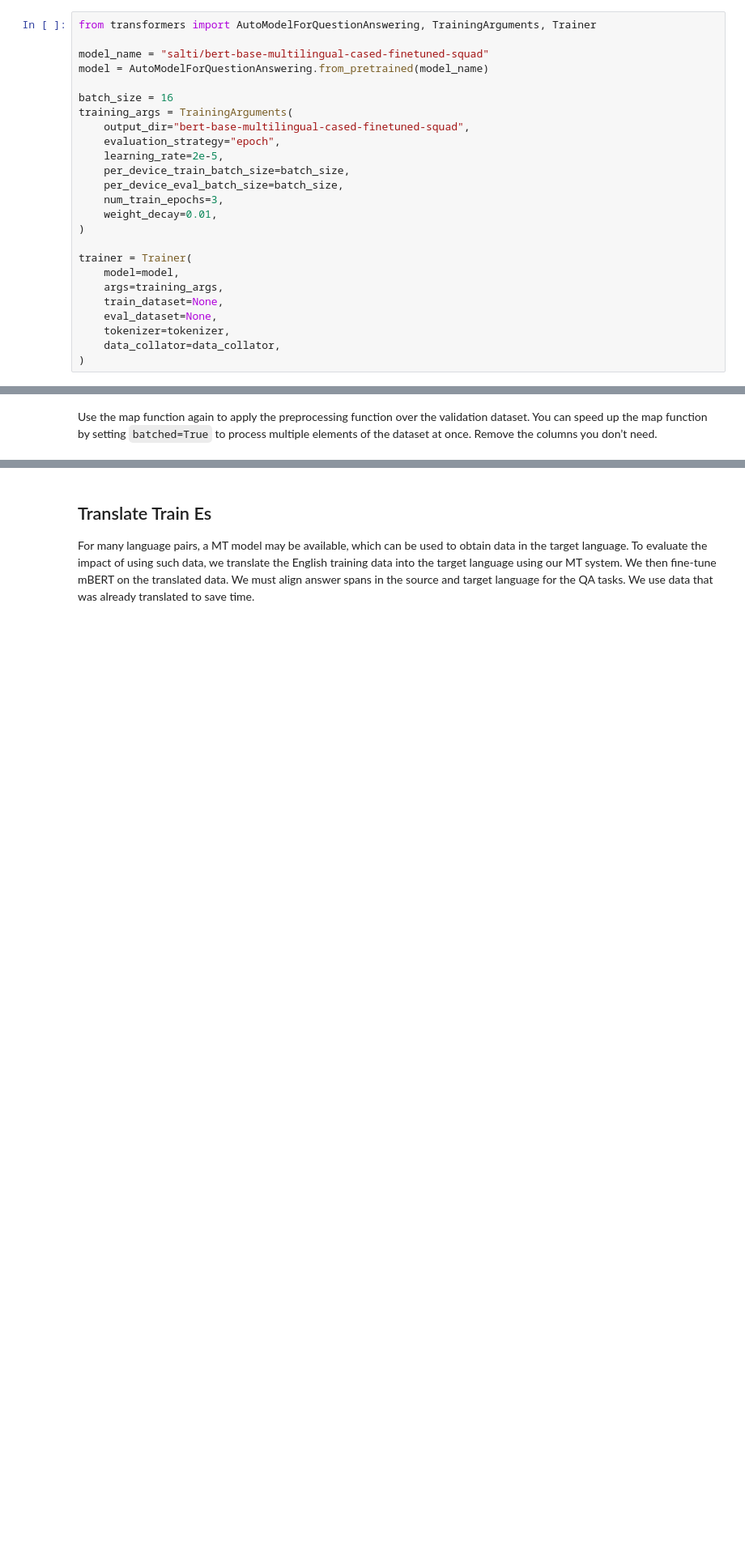
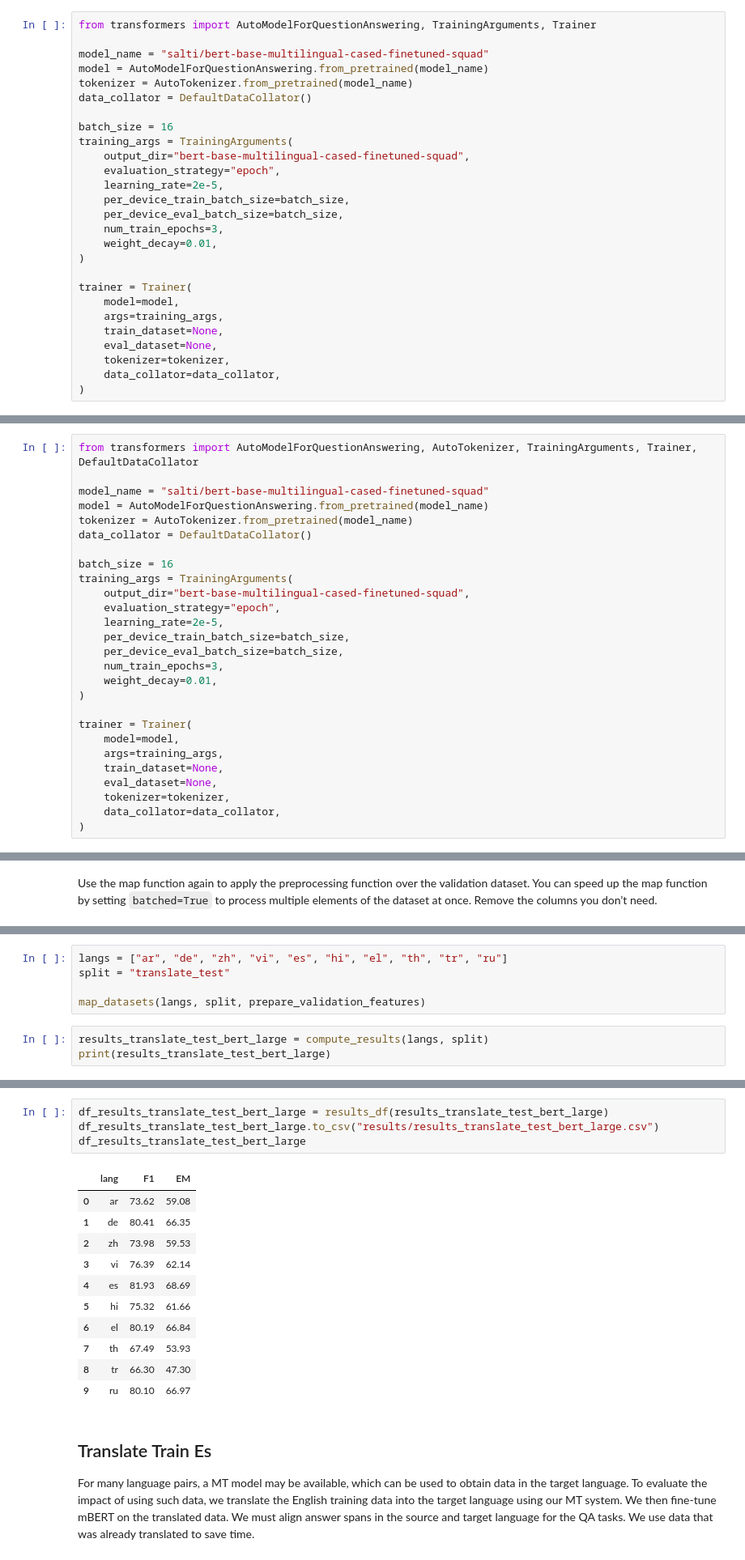
Before and after one commit to juletx/multilingual-question-answering, a Jupyter notebook: mBERT_XQuAD.ipynb, the cells around one changed output, grey strips where cells are left out. Shown at 81% size. Saved outputs shown, nothing was run; the diff lists cells and outputs as text; blank space fills up the shorter version.

Commit message:
change dataset creation and test more models

```diff
--- a/mBERT_XQuAD.ipynb
+++ b/mBERT_XQuAD.ipynb
@@ -395,6 +494,8 @@ from transformers import AutoModelForQuestionAnswering, TrainingArguments, Train
 
 model_name = "salti/bert-base-multilingual-cased-finetuned-squad"
 model = AutoModelForQuestionAnswering.from_pretrained(model_name)
+tokenizer = AutoTokenizer.from_pretrained(model_name)
+data_collator = DefaultDataCollator()
 
 batch_size = 16
 training_args = TrainingArguments(
@@ -553,3 +662,30 @@ Zero-Shot performance of the model fine-tuned on SQuAD.
+# %%
+from transformers import AutoModelForQuestionAnswering, AutoTokenizer, TrainingArguments, Trainer, DefaultDataCollator
+
+model_name = "salti/bert-base-multilingual-cased-finetuned-squad"
+model = AutoModelForQuestionAnswering.from_pretrained(model_name)
+tokenizer = AutoTokenizer.from_pretrained(model_name)
+data_collator = DefaultDataCollator()
+
+batch_size = 16
+training_args = TrainingArguments(
+    output_dir="bert-base-multilingual-cased-finetuned-squad",
+    evaluation_strategy="epoch",
+    learning_rate=2e-5,
+    per_device_train_batch_size=batch_size,
+    per_device_eval_batch_size=batch_size,
+    num_train_epochs=3,
+    weight_decay=0.01,
+)
+
+trainer = Trainer(
+    model=model,
+    args=training_args,
+    train_dataset=None,
+    eval_dataset=None,
+    tokenizer=tokenizer,
+    data_collator=data_collator,
+)
 # %% [markdown]
 Use the map function again to apply the preprocessing function over the validation dataset. You can speed up the map function by setting `batched=True` to process multiple elements of the dataset at once. Remove the columns you don’t need.
 # %%
@@ -712,0 +1019,8 @@ results_df(results_translate_test)
+# %%
+langs = ["ar", "de", "zh", "vi", "es", "hi", "el", "th", "tr", "ru"]
+split = "translate_test"
+
+map_datasets(langs, split, prepare_validation_features)
+# %%
+results_translate_test_bert_large = compute_results(langs, split)
+print(results_translate_test_bert_large)
@@ -713,3 +1059,19 @@ results_df(results_translate_test)
+# %%
+df_results_translate_test_bert_large = results_df(results_translate_test_bert_large)
+df_results_translate_test_bert_large.to_csv("results/results_translate_test_bert_large.csv")
+df_results_translate_test_bert_large
+# %% [output]
+|  | lang | F1 | EM |
+| 0 | ar | 73.62 | 59.08 |
+| 1 | de | 80.41 | 66.35 |
+| 2 | zh | 73.98 | 59.53 |
+| 3 | vi | 76.39 | 62.14 |
+| 4 | es | 81.93 | 68.69 |
+| 5 | hi | 75.32 | 61.66 |
+| 6 | el | 80.19 | 66.84 |
+| 7 | th | 67.49 | 53.93 |
+| 8 | tr | 66.30 | 47.30 |
+| 9 | ru | 80.10 | 66.97 |
 # %% [markdown]
 ## Translate Train Es
 
```
Also changed, not shown: parts of 67 cells of this notebook, 1 other file.
